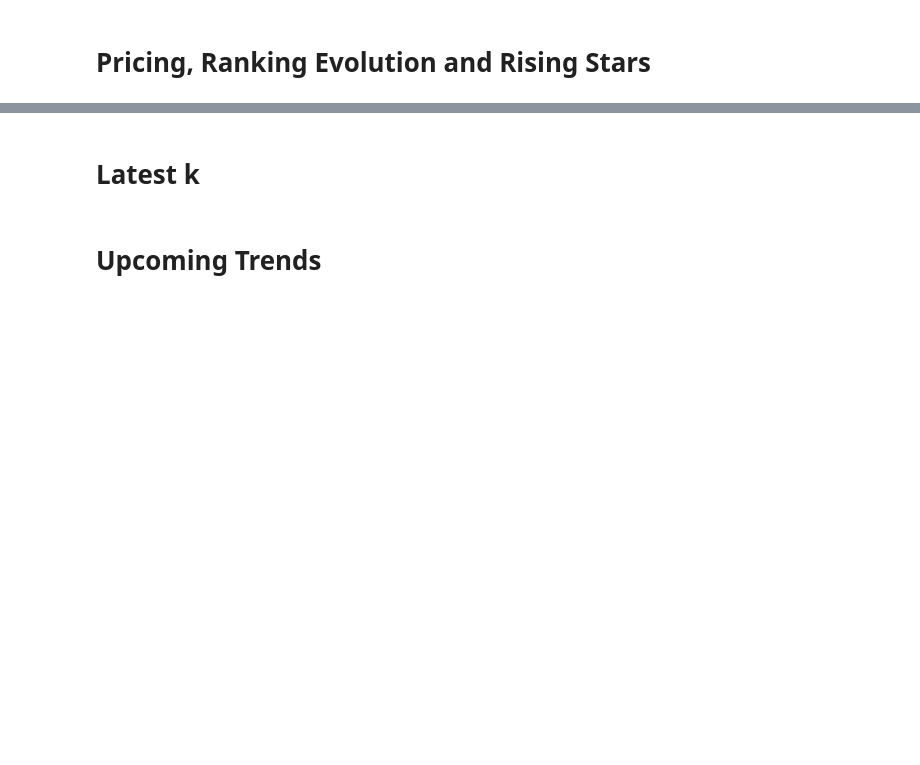
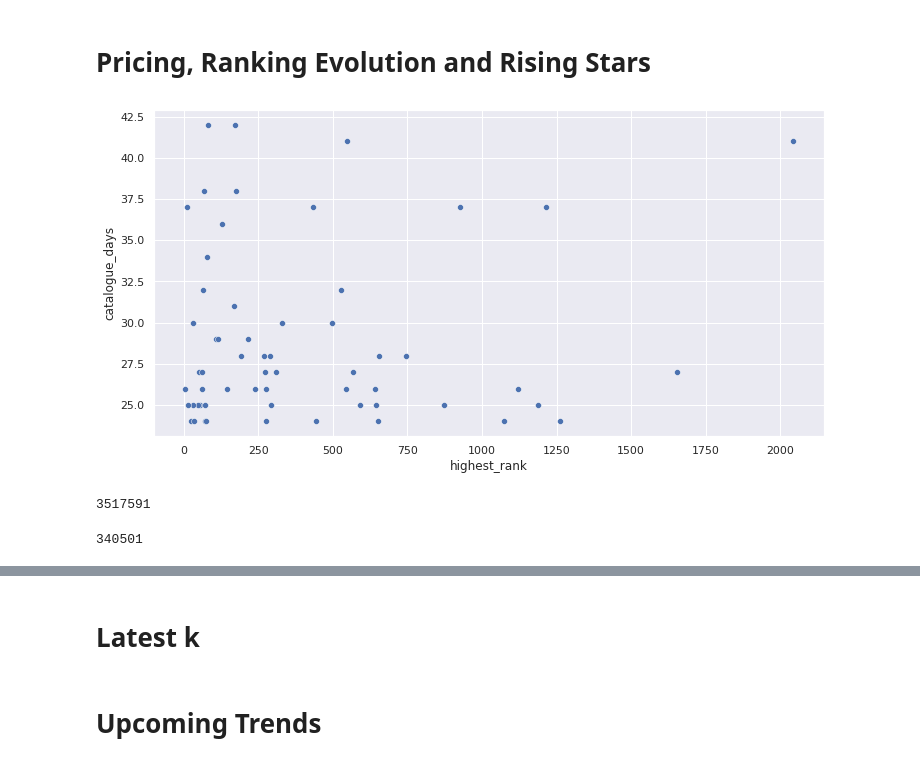
Before and after one commit to mba-tradelab/google-merchant-centre, a Jupyter notebook: google-merchant-centre-data-exploration.ipynb, the cells around one changed output, grey strips where cells are left out. Saved outputs shown, nothing was run; the diff lists cells and outputs as text; code cells hidden in the pictures; blank space fills up the shorter version.

Commit message:
first works on ranking history and progress by product

```diff
--- a/google-merchant-centre-data-exploration.ipynb
+++ b/google-merchant-centre-data-exploration.ipynb
@@ -160,17 +182,42 @@ data_ = (df_merchant_uk.groupBy('product_brand', 'product_name')
  .toPandas()
 )
 # %%
-sns.scatterplot(data=data_[['product_brand', 'product_name', 'catalogue_days', 'highest_rank']],
+sns.scatterplot(data=data_.loc[data_['catalogue_days']>23,:][['product_brand', 'product_name', 'catalogue_days', 'highest_rank']],
                 x='highest_rank',
                 y='catalogue_days');
+# %% [output]
+[figure, added]
 # %%
-(df_merchant_uk.withColumn('start_date', F.when(F.col('previous_product_rank').isNull(),
-                                                F.col('date'))
-                           .otherwise(F.first('date').over(Window.partitionBy('product_name')))
-                          )
- .select('date', 'product_name', 'product_rank', 'previous_product_rank', 'start_date')
- .orderBy(F.asc('product_name'),
-          F.asc('date'))
- .distinct()
- .show()
+#ranking evolution from start date
+rankings_ = (df_merchant_uk.withColumn('start_date', F.when(F.col('previous_product_rank').isNull(),
+                                                            F.col('date'))
+                                       .otherwise(F.first('date').over(Window.partitionBy('product_name')))
+                                      )
+             .withColumn('end_date', F.last('date').over(Window.partitionBy('product_name'))
+                        )
+             .select(F.col('date'),
+                     F.col('product_name'),
+                     F.col('product_rank'),
+                     F.col('previous_product_rank'),
+                     F.col('start_date'),
+                     F.col('end_date'))
+             .orderBy(F.asc('product_name'),
+                      F.asc('date'))
+             .distinct()
 )
+rankings_.cache().count()
+# %% [output]
+3517591
+# %%
+rankings = (rankings_.groupBy(F.col('product_name'))
+            .agg(F.first('start_date').alias('start_date'),
+                 F.first('end_date').alias('end_date'),
+                 F.count('date').alias('catalogue_days'),
+                 F.min('product_rank').alias('highest_rank'),
+                 F.max('product_rank').alias('lowest_rank'),
+                 F.collect_list('product_rank').alias('ranking_history')
+                )
+)
+rankings.cache().count()
+# %% [output]
+340501
```
Also changed, not shown: parts of 10 cells of this notebook.
